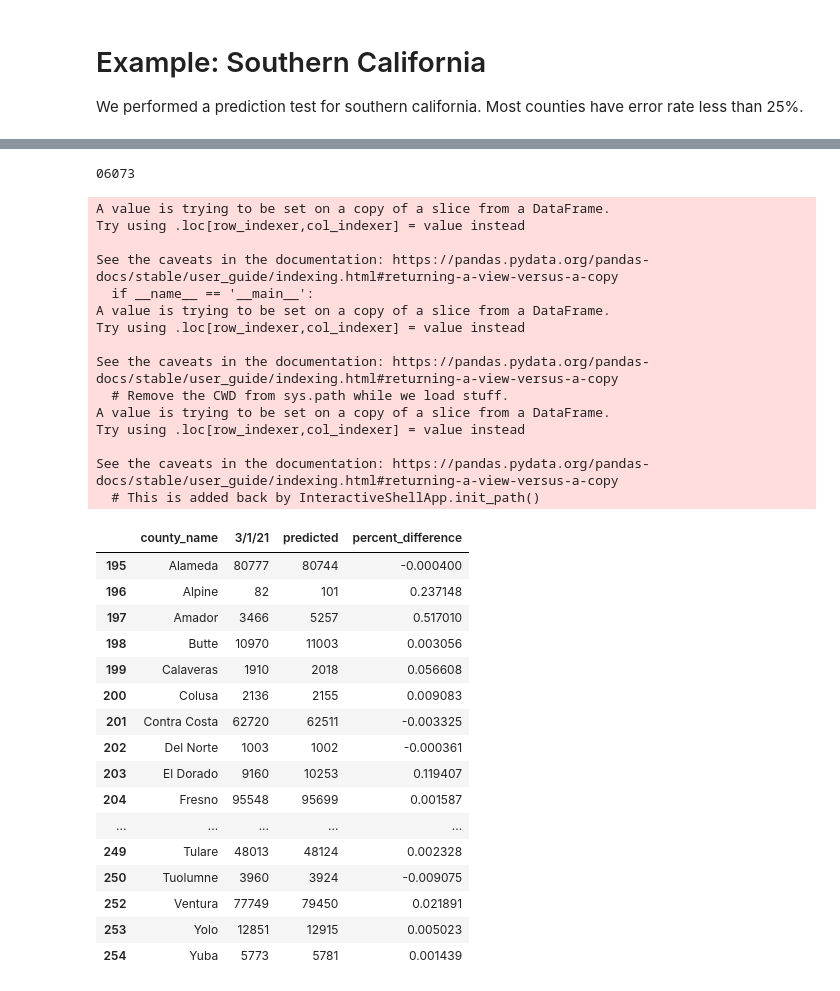
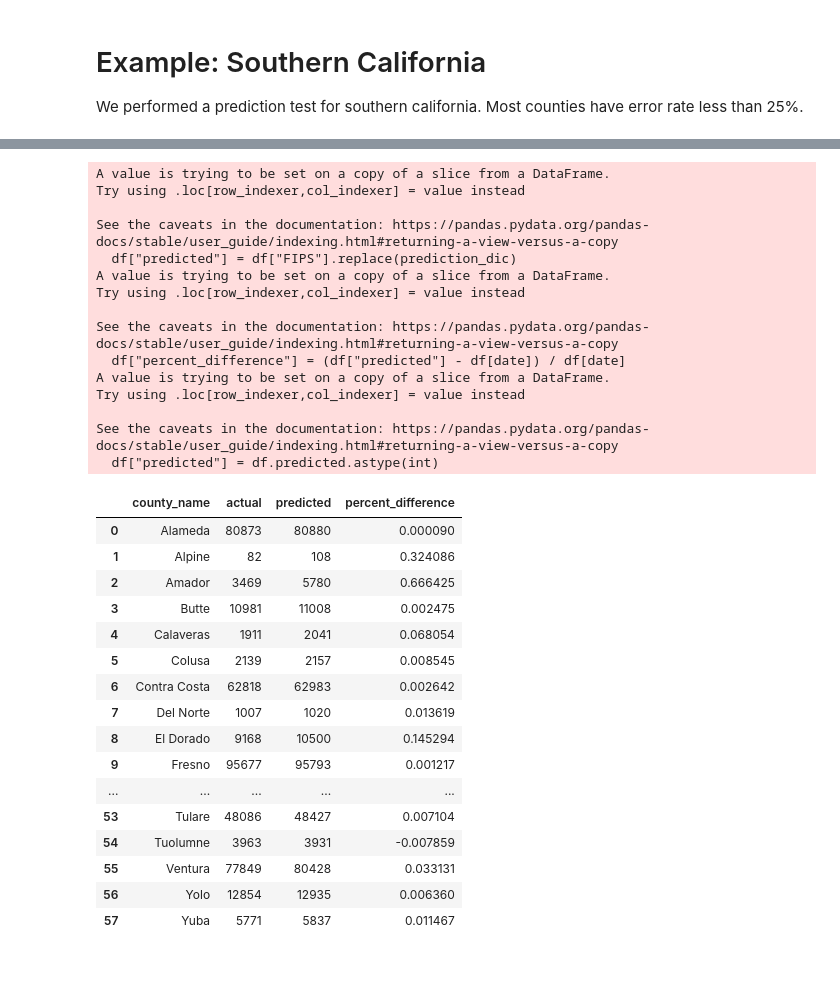
Before and after one commit to wendyw1999/epidemiology_capstone_project, a Jupyter notebook: notebooks/Stimulation.ipynb, the cells around one changed output, grey strips where cells are left out. Drawn from its saved outputs; the diff is of its cells as text; code cells hidden in the pictures.

```diff
--- a/notebooks/Stimulation.ipynb
+++ b/notebooks/Stimulation.ipynb
@@ -271,12 +248,0 @@ california_county_list = get_california_counties(county_list)
-# %%
-california_county_dict = {}
-for county in nearby_dict.keys():
-    if county in california_county_list:
-        california_county_dict[county] = nearby_dict[county]
-# %%
-
-for key in california_county_dict.keys():
-    for subkey in california_county_dict[key].keys():
-        if list(california_county_dict[key][subkey])[:2]!=["0","6"]:
-            #print(ca_county_neighbors[key][subkey])
-            california_county_dict[key][subkey] = "border"
@@ -308,44 +294,43 @@ interpret_dictionary_FIP(d1,us_confirmed_df)
 # %%
 fips_neighbor_dict =california_county_dict
 #TODO: Take a list of Betas and Ds/ Dictionaries
 
-d1 = calculate_i_t1("2/28/21",fips_neighbor_dict,us_confirmed_df,0.0045431843251672295,12548.92719232403,us_death_df,mobility,n=5)
+d1 = calculate_i_t1("3/1/21",fips_neighbor_dict,us_confirmed_df,0.0045431843251672295,12548.92719232403,us_death_df,mobility,n=5)
+li = list(d1.keys())
 
-check_prediction(li,d1,us_confirmed_df,"3/1/21").rename({"Admin2":"county_name","1/22/21":"actual"},axis=1)
 
 
 #border, lat and long should be the opposite, lat different * 2, long different * 2.
 # %% [output]
-06073
+A value is trying to be set on a copy of a slice from a DataFrame.
+Try using .loc[row_indexer,col_indexer] = value instead
+
+See the caveats in the documentation: https://pandas.pydata.org/pandas-docs/stable/user_guide/indexing.html#returning-a-view-versus-a-copy
+  df["predicted"] = df["FIPS"].replace(prediction_dic)
+A value is trying to be set on a copy of a slice from a DataFrame.
+Try using .loc[row_indexer,col_indexer] = value instead
+
+See the caveats in the documentation: https://pandas.pydata.org/pandas-docs/stable/user_guide/indexing.html#returning-a-view-versus-a-copy
+  df["percent_difference"] = (df["predicted"] - df[date]) / df[date]
+A value is trying to be set on a copy of a slice from a DataFrame.
+Try using .loc[row_indexer,col_indexer] = value instead
+
+See the caveats in the documentation: https://pandas.pydata.org/pandas-docs/stable/user_guide/indexing.html#returning-a-view-versus-a-copy
+  df["predicted"] = df.predicted.astype(int)
-A value is trying to be set on a copy of a slice from a DataFrame.
-Try using .loc[row_indexer,col_indexer] = value instead
-
-See the caveats in the documentation: https://pandas.pydata.org/pandas-docs/stable/user_guide/indexing.html#returning-a-view-versus-a-copy
-  if __name__ == '__main__':
-A value is trying to be set on a copy of a slice from a DataFrame.
-Try using .loc[row_indexer,col_indexer] = value instead
-
-See the caveats in the documentation: https://pandas.pydata.org/pandas-docs/stable/user_guide/indexing.html#returning-a-view-versus-a-copy
-  # Remove the CWD from sys.path while we load stuff.
-A value is trying to be set on a copy of a slice from a DataFrame.
-Try using .loc[row_indexer,col_indexer] = value instead
-
-See the caveats in the documentation: https://pandas.pydata.org/pandas-docs/stable/user_guide/indexing.html#returning-a-view-versus-a-copy
-  # This is added back by InteractiveShellApp.init_path()
-|  | county_name | 3/1/21 | predicted | percent_difference |
-| 195 | Alameda | 80777 | 80744 | -0.000400 |
-| 196 | Alpine | 82 | 101 | 0.237148 |
-| 197 | Amador | 3466 | 5257 | 0.517010 |
-| 198 | Butte | 10970 | 11003 | 0.003056 |
-| 199 | Calaveras | 1910 | 2018 | 0.056608 |
-| 200 | Colusa | 2136 | 2155 | 0.009083 |
-| 201 | Contra Costa | 62720 | 62511 | -0.003325 |
-| 202 | Del Norte | 1003 | 1002 | -0.000361 |
-| 203 | El Dorado | 9160 | 10253 | 0.119407 |
-| 204 | Fresno | 95548 | 95699 | 0.001587 |
+|  | county_name | actual | predicted | percent_difference |
+| 0 | Alameda | 80873 | 80880 | 0.000090 |
+| 1 | Alpine | 82 | 108 | 0.324086 |
+| 2 | Amador | 3469 | 5780 | 0.666425 |
+| 3 | Butte | 10981 | 11008 | 0.002475 |
+| 4 | Calaveras | 1911 | 2041 | 0.068054 |
+| 5 | Colusa | 2139 | 2157 | 0.008545 |
+| 6 | Contra Costa | 62818 | 62983 | 0.002642 |
+| 7 | Del Norte | 1007 | 1020 | 0.013619 |
+| 8 | El Dorado | 9168 | 10500 | 0.145294 |
+| 9 | Fresno | 95677 | 95793 | 0.001217 |
 | ... | ... | ... | ... | ... |
-| 249 | Tulare | 48013 | 48124 | 0.002328 |
-| 250 | Tuolumne | 3960 | 3924 | -0.009075 |
-| 252 | Ventura | 77749 | 79450 | 0.021891 |
-| 253 | Yolo | 12851 | 12915 | 0.005023 |
-| 254 | Yuba | 5773 | 5781 | 0.001439 |
+| 53 | Tulare | 48086 | 48427 | 0.007104 |
+| 54 | Tuolumne | 3963 | 3931 | -0.007859 |
+| 55 | Ventura | 77849 | 80428 | 0.033131 |
+| 56 | Yolo | 12854 | 12935 | 0.006360 |
+| 57 | Yuba | 5771 | 5837 | 0.011467 |
```
Also changed, not shown: parts of 36 cells of this notebook, 11 other files.
